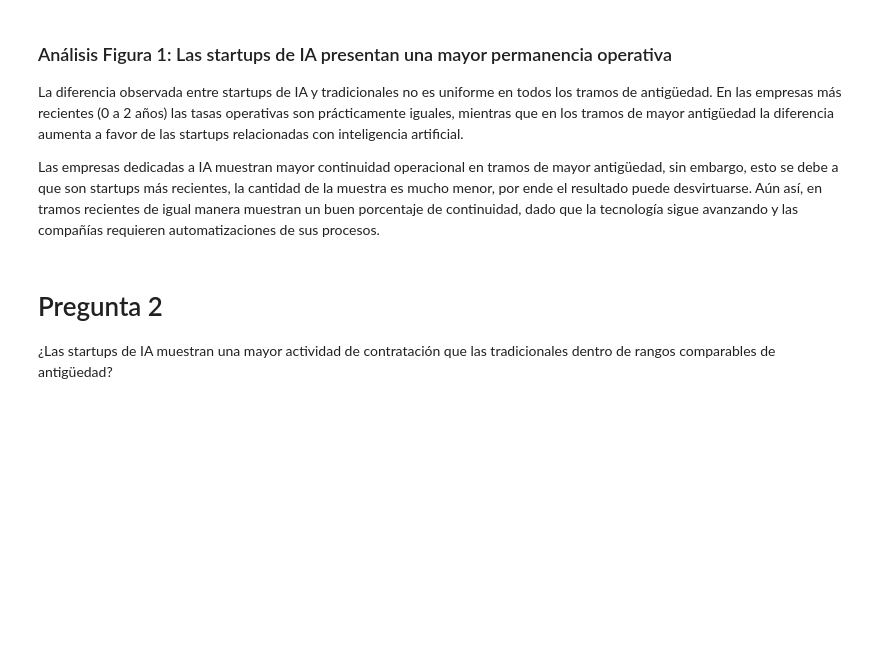
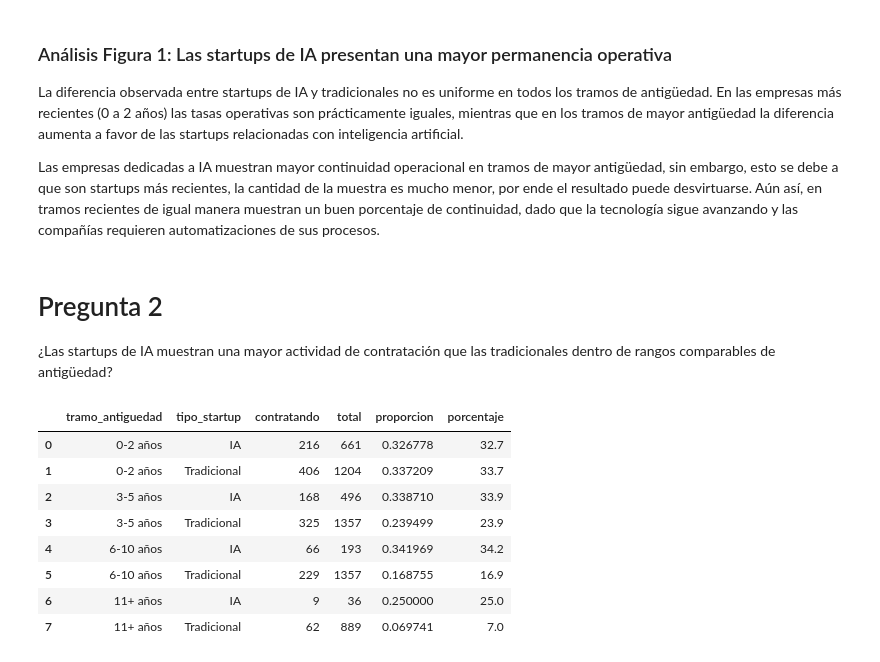
Before and after one commit to DanielCas7illo/U-Andres-Bello, a Jupyter notebook: F4/F4_AnálisisyResultados.ipynb, the cells around one changed output. Cells and saved outputs as stored; diff of their text form; code cells hidden in the pictures; blank space fills up the shorter version.

```diff
--- a/F4/F4_AnálisisyResultados.ipynb
+++ b/F4/F4_AnálisisyResultados.ipynb
@@ -238,3 +238,38 @@ Las empresas dedicadas a IA muestran mayor continuidad operacional en tramos de
 # %% [markdown]
 # Pregunta 2
 ¿Las startups de IA muestran una mayor actividad de contratación que las tradicionales dentro de rangos comparables de antigüedad?
+# %%
+contratacion = (
+
+    df
+    .groupby(
+        [
+            "tramo_antiguedad",
+            "tipo_startup"
+        ],
+        observed=True
+    )
+    .agg(
+        contratando=("is_hiring", "sum"),
+        total=("is_hiring", "size"),
+        proporcion=("is_hiring", "mean")
+    )
+    .reset_index()
+
+)
+
+contratacion["porcentaje"] = (
+    contratacion["proporcion"] * 100
+).round(1)
+
+contratacion
+# %% [output]
+|  | tramo_antiguedad | tipo_startup | contratando | total | proporcion | porcentaje |
+| 0 | 0-2 años | IA | 216 | 661 | 0.326778 | 32.7 |
+| 1 | 0-2 años | Tradicional | 406 | 1204 | 0.337209 | 33.7 |
+| 2 | 3-5 años | IA | 168 | 496 | 0.338710 | 33.9 |
+| 3 | 3-5 años | Tradicional | 325 | 1357 | 0.239499 | 23.9 |
+| 4 | 6-10 años | IA | 66 | 193 | 0.341969 | 34.2 |
+| 5 | 6-10 años | Tradicional | 229 | 1357 | 0.168755 | 16.9 |
+| 6 | 11+ años | IA | 9 | 36 | 0.250000 | 25.0 |
+| 7 | 11+ años | Tradicional | 62 | 889 | 0.069741 | 7.0 |
```
Also changed, not shown: parts of 14 cells of this notebook.
